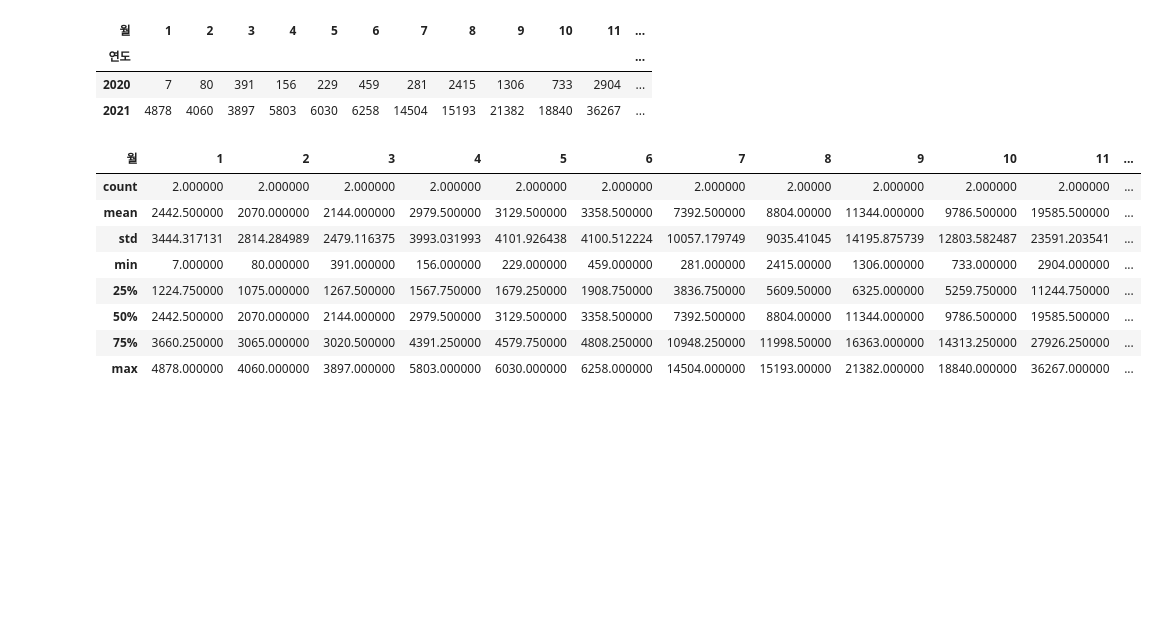
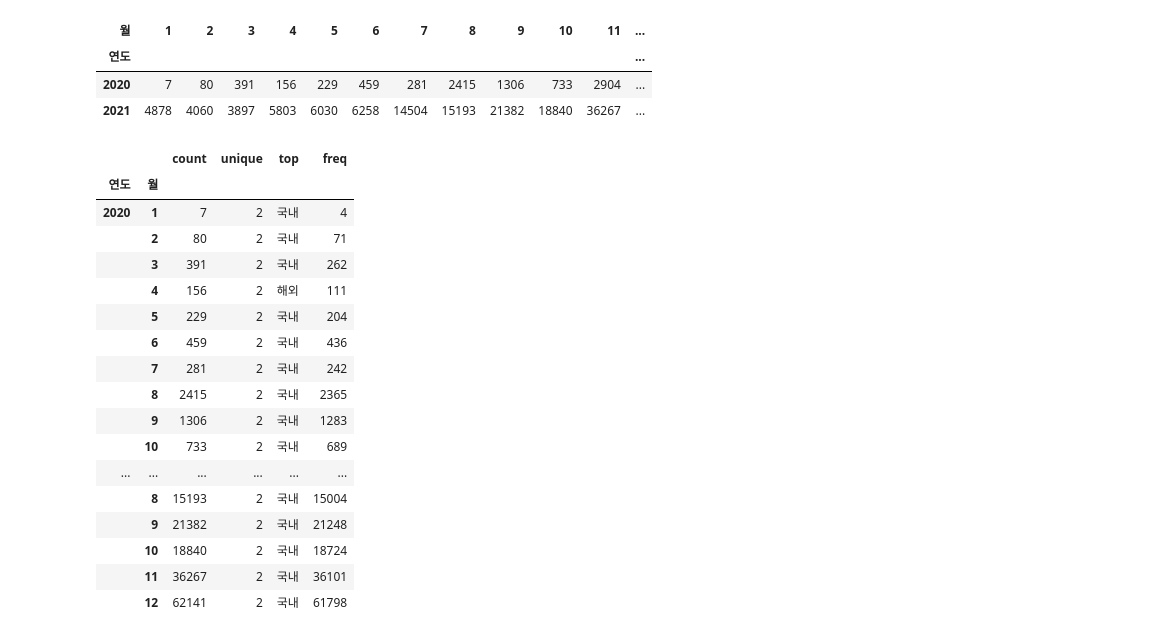
Before and after one commit to wumusill/AI_School, a Jupyter notebook: TP2/COVID/python0303.ipynb, the cells around one changed output. Saved outputs shown, nothing was run; the diff lists cells and outputs as text; code cells hidden in the pictures; blank space fills up the shorter version.

```diff
--- a/TP2/Day6/python0303.ipynb
+++ b/TP2/COVID/python0303.ipynb
@@ -980,10 +1014,10 @@ Name: 접촉력, Length: 33472, dtype: object
 # 여행력
 # %%
 condition = df["접촉력"] == "해외유입"
-df["해외유입"] = 0
+df["해외유입"] = "국내"
 # %%
-df.loc[condition, "해외유입"] = 1
-df
+df.loc[condition, "해외유입"] = "해외"
+df.head()
 # %% [output]
 |  | 환자 | 확진일 | 거주지 | 여행력 | 접촉력 | 퇴원현황 | 연도 | 월 | 일 | 요일 | 연도월 | ... |
 | 연번 |  |  |  |  |  |  |  |  |  |  |  | ... |
@@ -1127,14 +1225,23 @@ df.groupby(["연도", "월"]).count().unstack()["해외유입"]
 | 2021 | 4878 | 4060 | 3897 | 5803 | 6030 | 6258 | 14504 | 15193 | 21382 | 18840 | 36267 | ... |
 # %%
 # ["연도", "월"] 로 그룹화 하고 "해외유입" 의 describe
-df.groupby(["연도", "월"]).count().unstack()["해외유입"].describe()
+df.groupby(["연도", "월"])["해외유입"].describe()
 # %% [output]
-| 월 | 1 | 2 | 3 | 4 | 5 | 6 | 7 | 8 | 9 | 10 | 11 | ... |
-| count | 2.000000 | 2.000000 | 2.000000 | 2.000000 | 2.000000 | 2.000000 | 2.000000 | 2.00000 | 2.000000 | 2.000000 | 2.000000 | ... |
-| mean | 2442.500000 | 2070.000000 | 2144.000000 | 2979.500000 | 3129.500000 | 3358.500000 | 7392.500000 | 8804.00000 | 11344.000000 | 9786.500000 | 19585.500000 | ... |
-| std | 3444.317131 | 2814.284989 | 2479.116375 | 3993.031993 | 4101.926438 | 4100.512224 | 10057.179749 | 9035.41045 | 14195.875739 | 12803.582487 | 23591.203541 | ... |
-| min | 7.000000 | 80.000000 | 391.000000 | 156.000000 | 229.000000 | 459.000000 | 281.000000 | 2415.00000 | 1306.000000 | 733.000000 | 2904.000000 | ... |
-| 25% | 1224.750000 | 1075.000000 | 1267.500000 | 1567.750000 | 1679.250000 | 1908.750000 | 3836.750000 | 5609.50000 | 6325.000000 | 5259.750000 | 11244.750000 | ... |
-| 50% | 2442.500000 | 2070.000000 | 2144.000000 | 2979.500000 | 3129.500000 | 3358.500000 | 7392.500000 | 8804.00000 | 11344.000000 | 9786.500000 | 19585.500000 | ... |
-| 75% | 3660.250000 | 3065.000000 | 3020.500000 | 4391.250000 | 4579.750000 | 4808.250000 | 10948.250000 | 11998.50000 | 16363.000000 | 14313.250000 | 27926.250000 | ... |
-| max | 4878.000000 | 4060.000000 | 3897.000000 | 5803.000000 | 6030.000000 | 6258.000000 | 14504.000000 | 15193.00000 | 21382.000000 | 18840.000000 | 36267.000000 | ... |
+|  |  | count | unique | top | freq |
+| 연도 | 월 |  |  |  |  |
+| 2020 | 1 | 7 | 2 | 국내 | 4 |
+|  | 2 | 80 | 2 | 국내 | 71 |
+|  | 3 | 391 | 2 | 국내 | 262 |
+|  | 4 | 156 | 2 | 해외 | 111 |
+|  | 5 | 229 | 2 | 국내 | 204 |
+|  | 6 | 459 | 2 | 국내 | 436 |
+|  | 7 | 281 | 2 | 국내 | 242 |
+|  | 8 | 2415 | 2 | 국내 | 2365 |
+|  | 9 | 1306 | 2 | 국내 | 1283 |
+|  | 10 | 733 | 2 | 국내 | 689 |
+| ... | ... | ... | ... | ... | ... |
+|  | 8 | 15193 | 2 | 국내 | 15004 |
+|  | 9 | 21382 | 2 | 국내 | 21248 |
+|  | 10 | 18840 | 2 | 국내 | 18724 |
+|  | 11 | 36267 | 2 | 국내 | 36101 |
+|  | 12 | 62141 | 2 | 국내 | 61798 |
```
Also changed, not shown: parts of 25 cells of this notebook, 29 other files.
